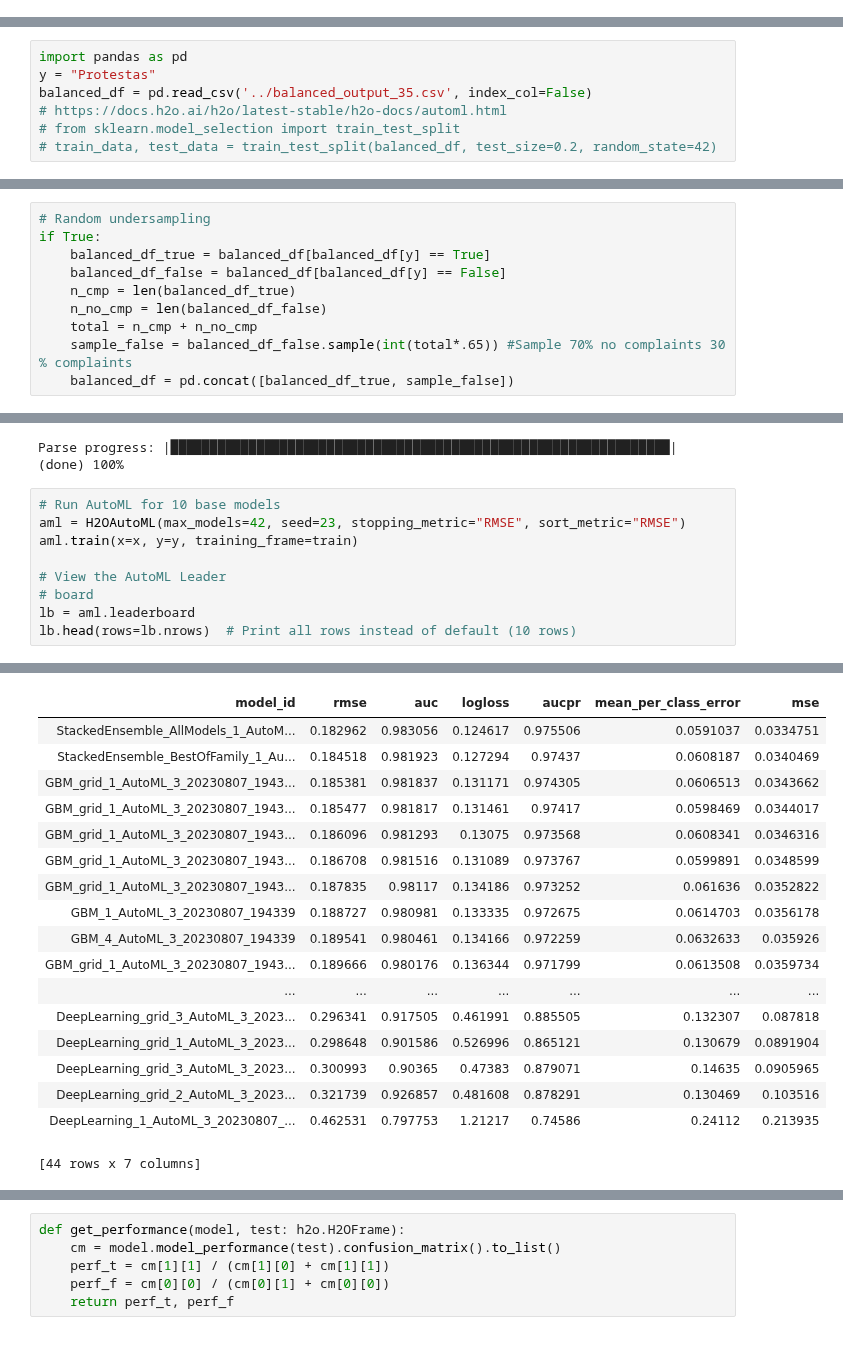
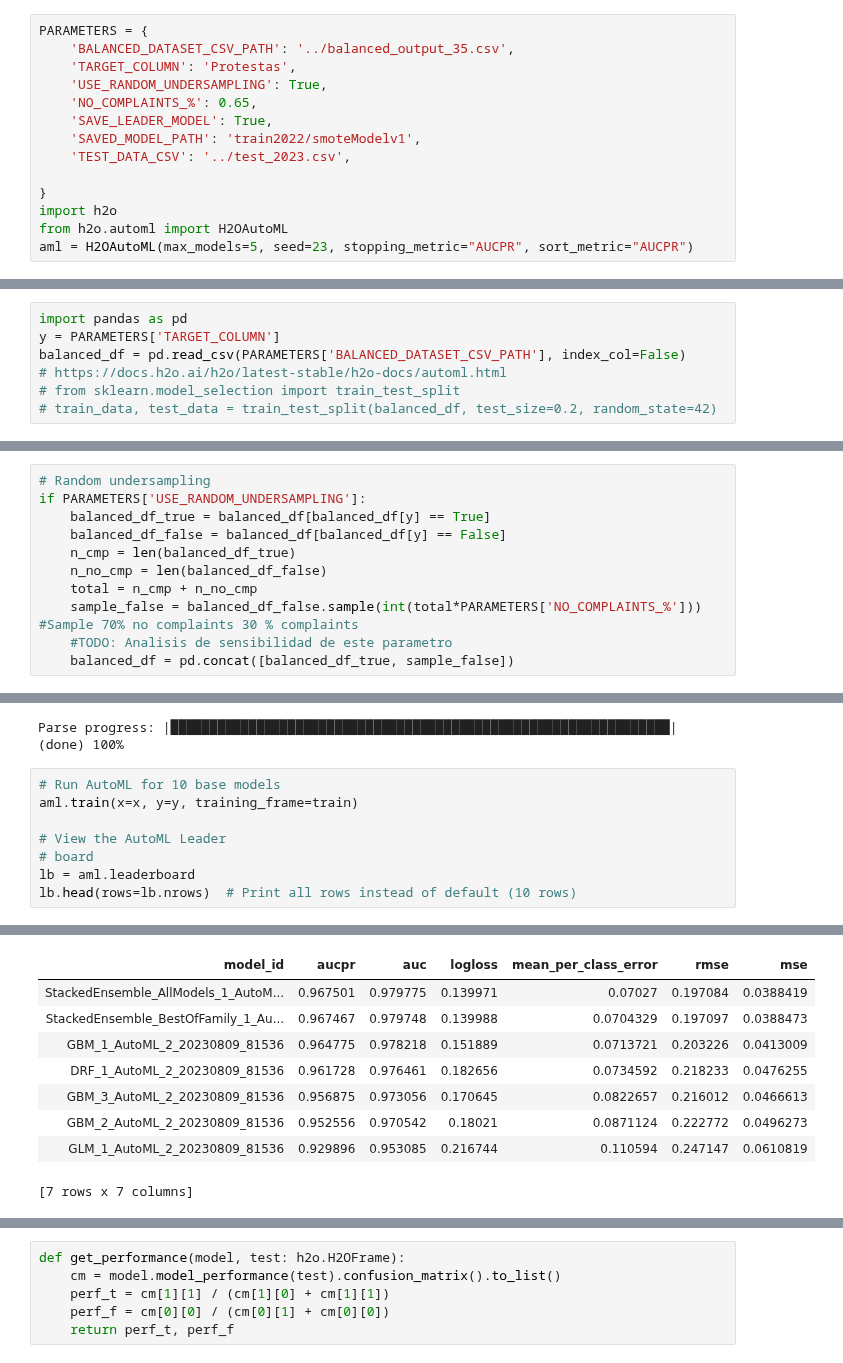
Before and after one commit to davinun99/tesis-model, a Jupyter notebook: Training/TrainingBalanced.ipynb, the cells around one changed output, grey strips where cells are left out. Saved outputs shown, nothing was run; the diff lists cells and outputs as text.

Commit message:
training balanced with parameters

```diff
--- a/Training/TrainingBalanced.ipynb
+++ b/Training/TrainingBalanced.ipynb
@@ -1 +1,15 @@
+# %%
+PARAMETERS = {
+	'BALANCED_DATASET_CSV_PATH': '../balanced_output_35.csv',
+	'TARGET_COLUMN': 'Protestas',
+	'USE_RANDOM_UNDERSAMPLING': True,
+	'NO_COMPLAINTS_%': 0.65,
+	'SAVE_LEADER_MODEL': True,
+	'SAVED_MODEL_PATH': 'train2022/smoteModelv1',
+	'TEST_DATA_CSV': '../test_2023.csv',
+
+}
+import h2o
+from h2o.automl import H2OAutoML
+aml = H2OAutoML(max_models=5, seed=23, stopping_metric="AUCPR", sort_metric="AUCPR")
 # %%
@@ -31,8 +35,8 @@ Connecting to H2O server at http://127.0.0.1:54321 ... successful.
 | Python_version: | 3.11.4 final |
 # %%
 import pandas as pd
-y = "Protestas"
-balanced_df = pd.read_csv('../balanced_output_35.csv', index_col=False)
+y = PARAMETERS['TARGET_COLUMN']
+balanced_df = pd.read_csv(PARAMETERS['BALANCED_DATASET_CSV_PATH'], index_col=False)
 # https://docs.h2o.ai/h2o/latest-stable/h2o-docs/automl.html
 # from sklearn.model_selection import train_test_split
 # train_data, test_data = train_test_split(balanced_df, test_size=0.2, random_state=42)
@@ -49,12 +53,13 @@ n_cmp / (n_cmp + n_no_cmp)
 # %%
 # Random undersampling
-if True:
+if PARAMETERS['USE_RANDOM_UNDERSAMPLING']:
 	balanced_df_true = balanced_df[balanced_df[y] == True]
 	balanced_df_false = balanced_df[balanced_df[y] == False]
 	n_cmp = len(balanced_df_true)
 	n_no_cmp = len(balanced_df_false)
 	total = n_cmp + n_no_cmp
-	sample_false = balanced_df_false.sample(int(total*.65)) #Sample 70% no complaints 30 % complaints
+	sample_false = balanced_df_false.sample(int(total*PARAMETERS['NO_COMPLAINTS_%'])) #Sample 70% no complaints 30 % complaints
+	#TODO: Analisis de sensibilidad de este parametro
 	balanced_df = pd.concat([balanced_df_true, sample_false])
 # %% [markdown]
 ## Training
@@ -69,7 +74,6 @@ train[y] = train[y].asfactor()
 Parse progress: |████████████████████████████████████████████████████████████████| (done) 100%
 # %%
 # Run AutoML for 10 base models
-aml = H2OAutoML(max_models=42, seed=23, stopping_metric="RMSE", sort_metric="RMSE")
 aml.train(x=x, y=y, training_frame=train)
 
 # View the AutoML Leader
@@ -97,19 +101,10 @@ AutoML progress: |
-| model_id | rmse | auc | logloss | aucpr | mean_per_class_error | mse |
-| StackedEnsemble_AllModels_1_AutoM... | 0.182962 | 0.983056 | 0.124617 | 0.975506 | 0.0591037 | 0.0334751 |
-| StackedEnsemble_BestOfFamily_1_Au... | 0.184518 | 0.981923 | 0.127294 | 0.97437 | 0.0608187 | 0.0340469 |
-| GBM_grid_1_AutoML_3_20230807_1943... | 0.185381 | 0.981837 | 0.131171 | 0.974305 | 0.0606513 | 0.0343662 |
-| GBM_grid_1_AutoML_3_20230807_1943... | 0.185477 | 0.981817 | 0.131461 | 0.97417 | 0.0598469 | 0.0344017 |
-| GBM_grid_1_AutoML_3_20230807_1943... | 0.186096 | 0.981293 | 0.13075 | 0.973568 | 0.0608341 | 0.0346316 |
-| GBM_grid_1_AutoML_3_20230807_1943... | 0.186708 | 0.981516 | 0.131089 | 0.973767 | 0.0599891 | 0.0348599 |
-| GBM_grid_1_AutoML_3_20230807_1943... | 0.187835 | 0.98117 | 0.134186 | 0.973252 | 0.061636 | 0.0352822 |
-| GBM_1_AutoML_3_20230807_194339 | 0.188727 | 0.980981 | 0.133335 | 0.972675 | 0.0614703 | 0.0356178 |
-| GBM_4_AutoML_3_20230807_194339 | 0.189541 | 0.980461 | 0.134166 | 0.972259 | 0.0632633 | 0.035926 |
-| GBM_grid_1_AutoML_3_20230807_1943... | 0.189666 | 0.980176 | 0.136344 | 0.971799 | 0.0613508 | 0.0359734 |
-| ... | ... | ... | ... | ... | ... | ... |
-| DeepLearning_grid_3_AutoML_3_2023... | 0.296341 | 0.917505 | 0.461991 | 0.885505 | 0.132307 | 0.087818 |
-| DeepLearning_grid_1_AutoML_3_2023... | 0.298648 | 0.901586 | 0.526996 | 0.865121 | 0.130679 | 0.0891904 |
-| DeepLearning_grid_3_AutoML_3_2023... | 0.300993 | 0.90365 | 0.47383 | 0.879071 | 0.14635 | 0.0905965 |
-| DeepLearning_grid_2_AutoML_3_2023... | 0.321739 | 0.926857 | 0.481608 | 0.878291 | 0.130469 | 0.103516 |
-| DeepLearning_1_AutoML_3_20230807_... | 0.462531 | 0.797753 | 1.21217 | 0.74586 | 0.24112 | 0.213935 |
+| model_id | aucpr | auc | logloss | mean_per_class_error | rmse | mse |
+| StackedEnsemble_AllModels_1_AutoM... | 0.967501 | 0.979775 | 0.139971 | 0.07027 | 0.197084 | 0.0388419 |
+| StackedEnsemble_BestOfFamily_1_Au... | 0.967467 | 0.979748 | 0.139988 | 0.0704329 | 0.197097 | 0.0388473 |
+| GBM_1_AutoML_2_20230809_81536 | 0.964775 | 0.978218 | 0.151889 | 0.0713721 | 0.203226 | 0.0413009 |
+| DRF_1_AutoML_2_20230809_81536 | 0.961728 | 0.976461 | 0.182656 | 0.0734592 | 0.218233 | 0.0476255 |
+| GBM_3_AutoML_2_20230809_81536 | 0.956875 | 0.973056 | 0.170645 | 0.0822657 | 0.216012 | 0.0466613 |
+| GBM_2_AutoML_2_20230809_81536 | 0.952556 | 0.970542 | 0.18021 | 0.0871124 | 0.222772 | 0.0496273 |
+| GLM_1_AutoML_2_20230809_81536 | 0.929896 | 0.953085 | 0.216744 | 0.110594 | 0.247147 | 0.0610819 |
-[44 rows x 7 columns]
+[7 rows x 7 columns]
 # %%
```
Also changed, not shown: parts of 14 cells of this notebook.
